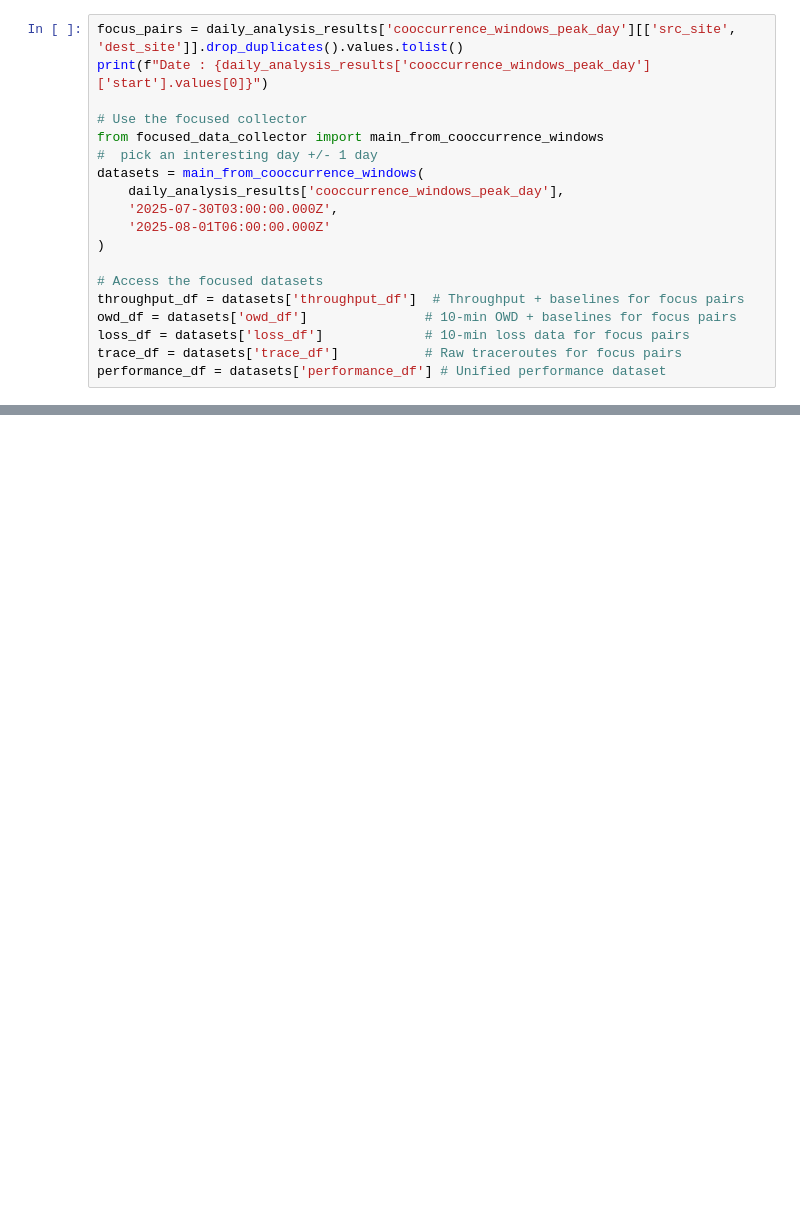
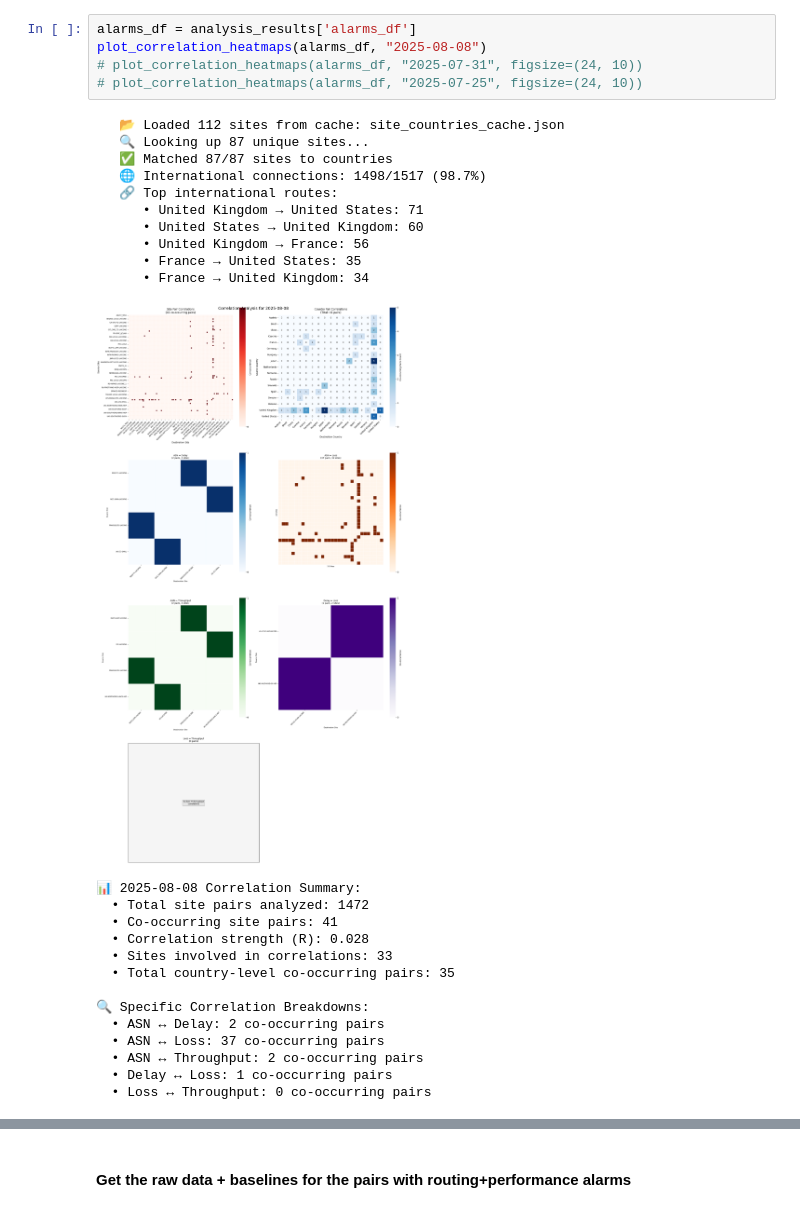
Before and after one commit to petya-vasileva/daily_alarms_analysis, a Jupyter notebook: alarms-correlation.ipynb, the cells around one changed output, grey strips where cells are left out. Saved outputs shown, nothing was run; the diff lists cells and outputs as text; blank space fills up the shorter version.

```diff
--- a/alarms-correlation.ipynb
+++ b/alarms-correlation.ipynb
@@ -88,19 +38,30 @@ Higher scores indicate more complex, widespread network instability with diverse
-# %%
-focus_pairs = daily_analysis_results['cooccurrence_windows_peak_day'][['src_site', 'dest_site']].drop_duplicates().values.tolist()
-print(f"Date : {daily_analysis_results['cooccurrence_windows_peak_day']['start'].values[0]}")
-
-# Use the focused collector
-from focused_data_collector import main_from_cooccurrence_windows
-#  pick an interesting day +/- 1 day
-datasets = main_from_cooccurrence_windows(
-    daily_analysis_results['cooccurrence_windows_peak_day'],
-    '2025-07-30T03:00:00.000Z',
-    '2025-08-01T06:00:00.000Z'
-)
-
-# Access the focused datasets
-throughput_df = datasets['throughput_df']  # Throughput + baselines for focus pairs
-owd_df = datasets['owd_df']               # 10-min OWD + baselines for focus pairs
-loss_df = datasets['loss_df']             # 10-min loss data for focus pairs
-trace_df = datasets['trace_df']           # Raw traceroutes for focus pairs
-performance_df = datasets['performance_df'] # Unified performance dataset
+# %%
+alarms_df = analysis_results['alarms_df']
+plot_correlation_heatmaps(alarms_df, "2025-08-08")
+# plot_correlation_heatmaps(alarms_df, "2025-07-31", figsize=(24, 10))
+# plot_correlation_heatmaps(alarms_df, "2025-07-25", figsize=(24, 10))
+# %% [output]
+   📂 Loaded 112 sites from cache: site_countries_cache.json
+   🔍 Looking up 87 unique sites...
+   ✅ Matched 87/87 sites to countries
+   🌐 International connections: 1498/1517 (98.7%)
+   🔗 Top international routes:
+      • United Kingdom → United States: 71
+      • United States → United Kingdom: 60
+      • United Kingdom → France: 56
+      • France → United States: 35
+      • France → United Kingdom: 34
+[figure, added]
+📊 2025-08-08 Correlation Summary:
+  • Total site pairs analyzed: 1472
+  • Co-occurring site pairs: 41
+  • Correlation strength (R): 0.028
+  • Sites involved in correlations: 33
+  • Total country-level co-occurring pairs: 35
+
+🔍 Specific Correlation Breakdowns:
+  • ASN ↔ Delay: 2 co-occurring pairs
+  • ASN ↔ Loss: 37 co-occurring pairs
+  • ASN ↔ Throughput: 2 co-occurring pairs
+  • Delay ↔ Loss: 1 co-occurring pairs
+  • Loss ↔ Throughput: 0 co-occurring pairs
@@ -106,0 +85,2 @@ performance_df = datasets['performance_df'] # Unified performance dataset
+# %% [markdown]
+#### Get the raw data + baselines for the pairs with routing+performance alarms
```
Also changed, not shown: parts of 6 cells of this notebook, 12 other files.
